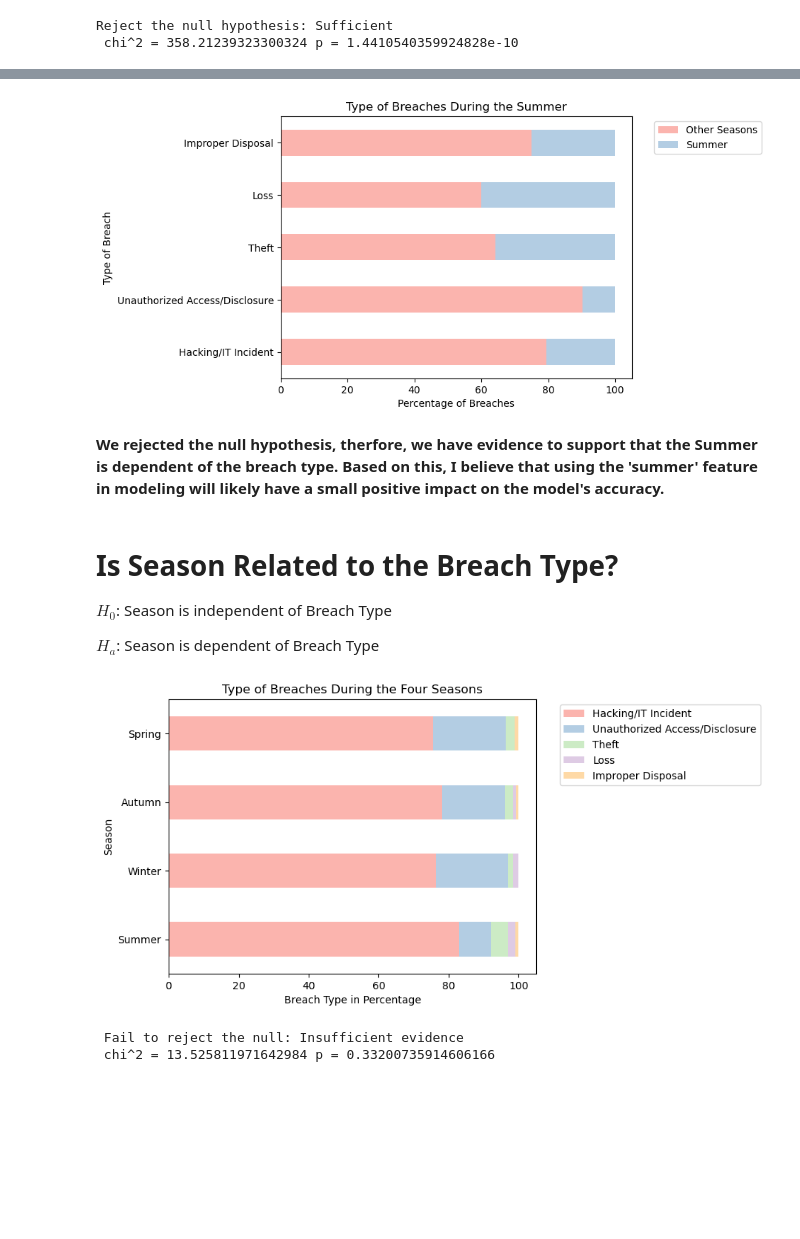
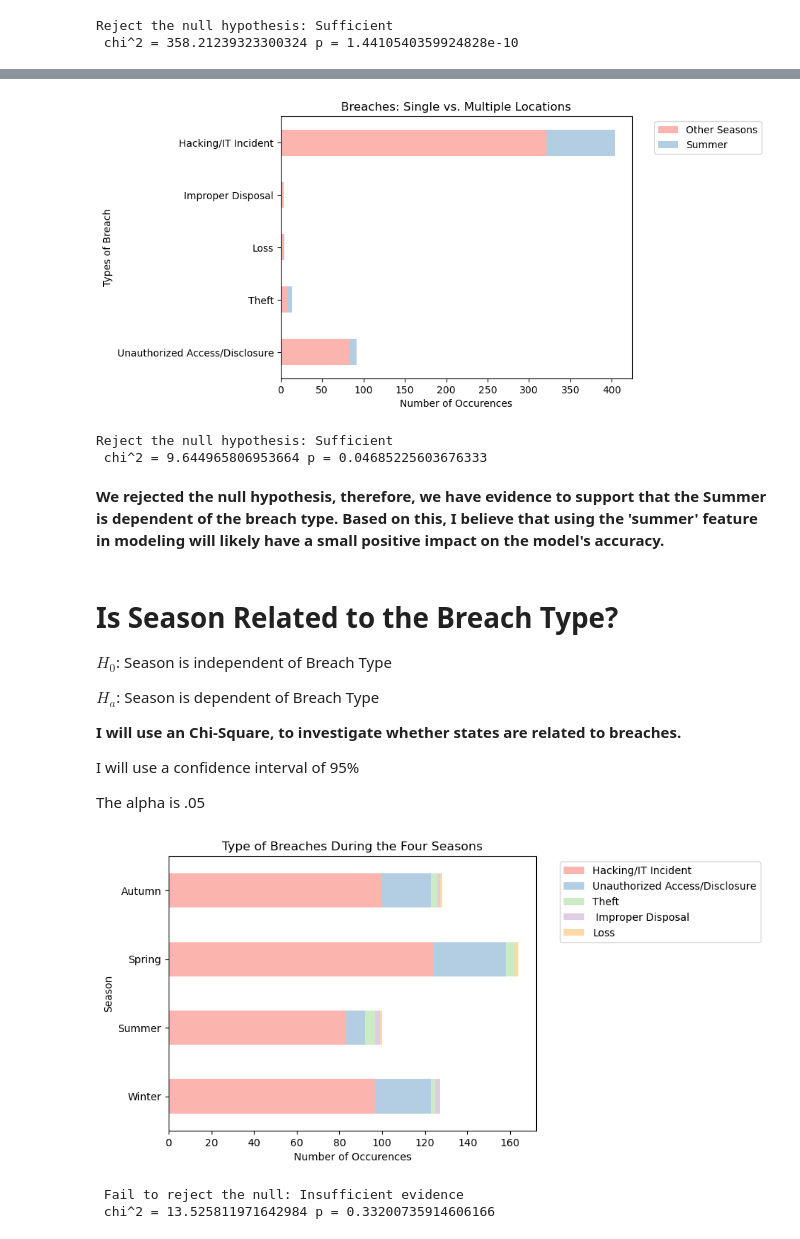
Before and after one commit to Keila-Camarillo/healthcare_breach, a Jupyter notebook: final_report.ipynb, the cells around one changed output, grey strips where cells are left out. Drawn from its saved outputs; the diff is of its cells as text; code cells hidden in the pictures; blank space fills up the shorter version.

```diff
--- a/final_report.ipynb
+++ b/final_report.ipynb
@@ -152,18 +180,47 @@ $H_a$: Summer dependent of Breach Type
-# %%
-# Visualization of breaches and the percentage that occured in the Summer
-e.plot_breach_summer(train)
-# %% [output]
-[figure, removed]
+# %%
+# Visualization of breaches and the number of occurences in Summer
+e.plot_stacked_bar(
+    train,
+    "breach_type",
+    "summer",
+    "Breaches: Single vs. Multiple Locations",
+    "Number of Occurences",
+    "Types of Breach",
+    legendnames=("Other Seasons","Summer")
+)
+# %% [output]
+[figure, added]
+# %%
+# chi-square statisical test for breach and summer
+e.cross_function(train, "summer", "breach_type")
+# %% [output]
+Reject the null hypothesis: Sufficient
+ chi^2 = 9.644965806953664 p = 0.04685225603676333
 # %% [markdown]
-**We rejected the null hypothesis, therfore, we have evidence to support that the Summer is dependent of the breach type. Based on this, I believe that using the 'summer' feature in modeling will likely have a small positive impact on the model's accuracy.**
+**We rejected the null hypothesis, therefore, we have evidence to support that the Summer is dependent of the breach type. Based on this, I believe that using the 'summer' feature in modeling will likely have a small positive impact on the model's accuracy.**
 # %% [markdown]
 # Is Season Related to the Breach Type?
 $H_0$: Season is independent of Breach Type
 
 
 $H_a$: Season is dependent of Breach Type
+
+**I will use an Chi-Square, to investigate whether states are related to breaches.**
+
+I will use a confidence interval of 95%
+
+The alpha is .05
-# %%
-e.plot_breach_season(train)
-# %% [output]
-[figure, removed]
+# %%
+# Visualization of breaches and the number of occurences in each season
+e.plot_stacked_bar(
+    train,
+    "season",
+    "breach_type",
+    "Type of Breaches During the Four Seasons",
+    "Number of Occurences",
+    "Season",
+    legendnames=("Hacking/IT Incident","Unauthorized Access/Disclosure", "Theft", " Improper Disposal", "Loss")
+)
+# %% [output]
+[figure, added]
 # %%
```
Also changed, not shown: parts of 35 cells of this notebook, 6 other files.
